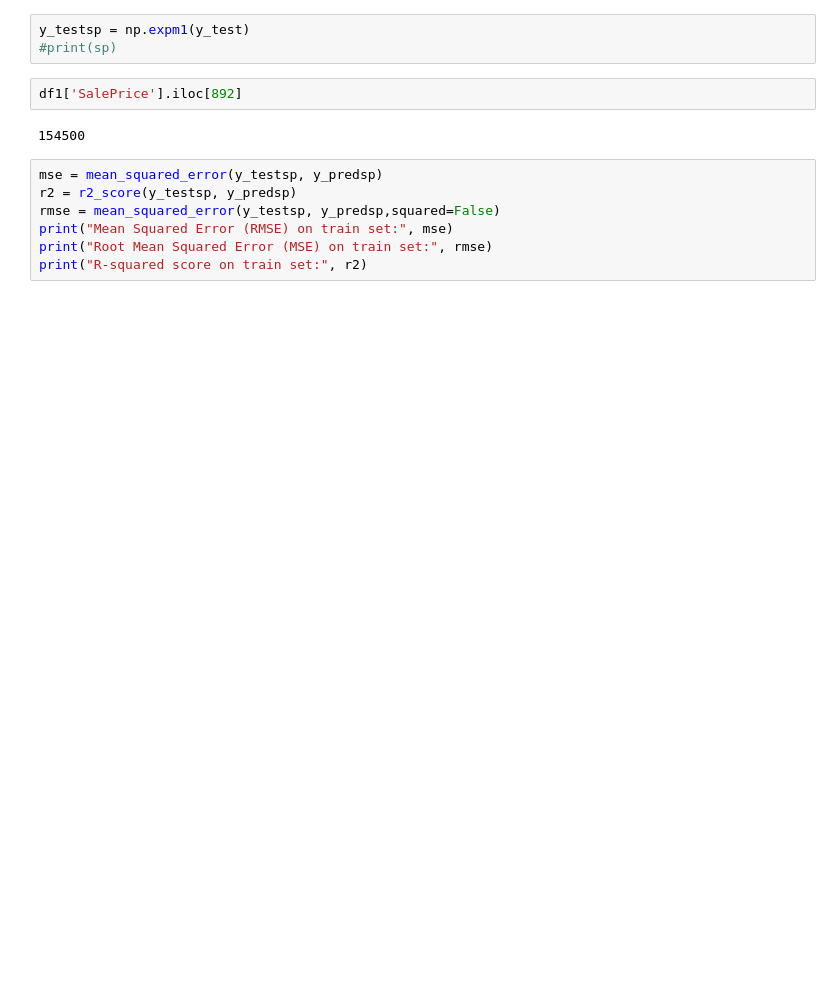
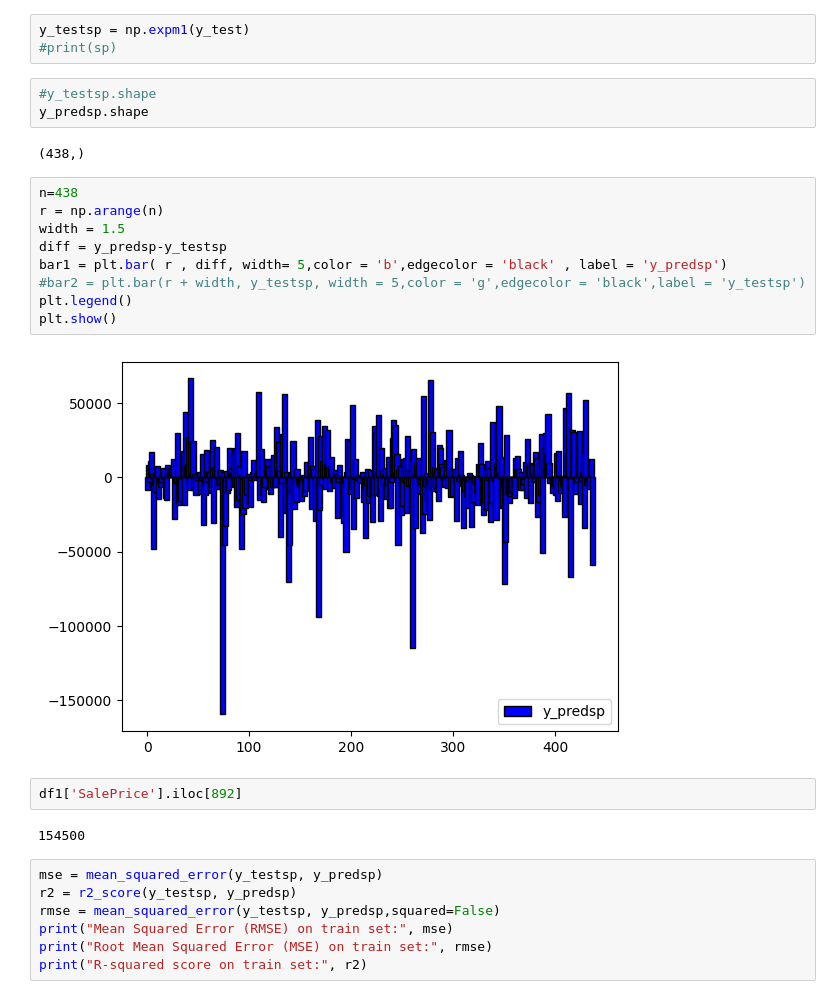
Before and after one commit to kaustubhnair02/OrionInternship-23, a Jupyter notebook: notebooks/Train_evaluate.ipynb, the cells around one changed output. Drawn from its saved outputs; the diff is of its cells as text; blank space fills up the shorter version.

```diff
--- a/notebooks/Train_evaluate.ipynb
+++ b/notebooks/Train_evaluate.ipynb
@@ -508,6 +513,22 @@ array([147598.2371021 , 341603.75685533, 107367.20960213, 175508.05842846,
 # %%
 y_testsp = np.expm1(y_test)
 #print(sp)
+# %%
+#y_testsp.shape
+y_predsp.shape
+# %% [output]
+(438,)
+# %%
+n=438
+r = np.arange(n)
+width = 1.5
+diff = y_predsp-y_testsp
+bar1 = plt.bar( r , diff, width= 5,color = 'b',edgecolor = 'black' , label = 'y_predsp')
+#bar2 = plt.bar(r + width, y_testsp, width = 5,color = 'g',edgecolor = 'black',label = 'y_testsp')
+plt.legend()
+plt.show()
+# %% [output]
+[figure, added]
 # %%
 df1['SalePrice'].iloc[892]
 # %% [output]
```
Also changed, not shown: parts of 17 cells of this notebook.
